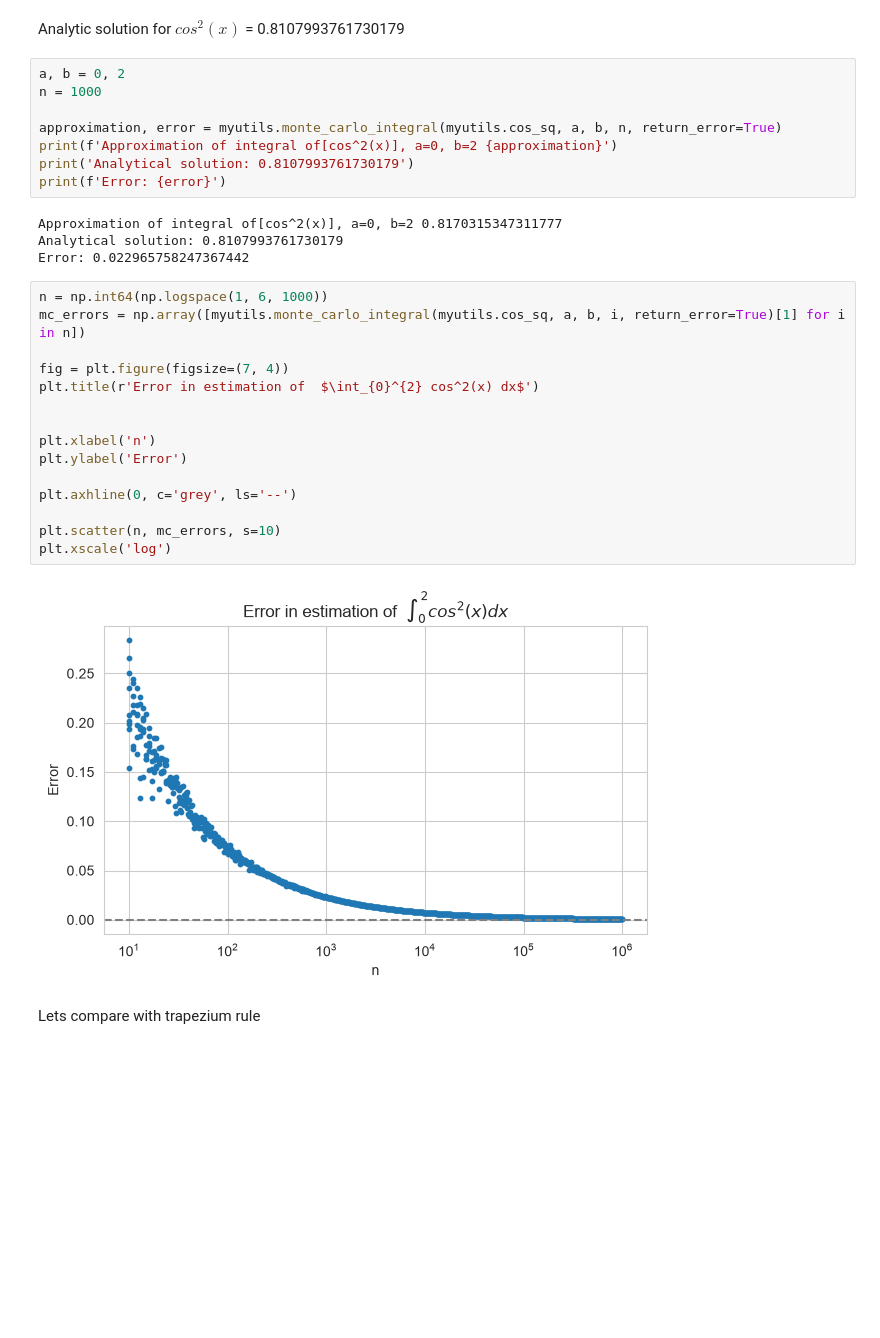
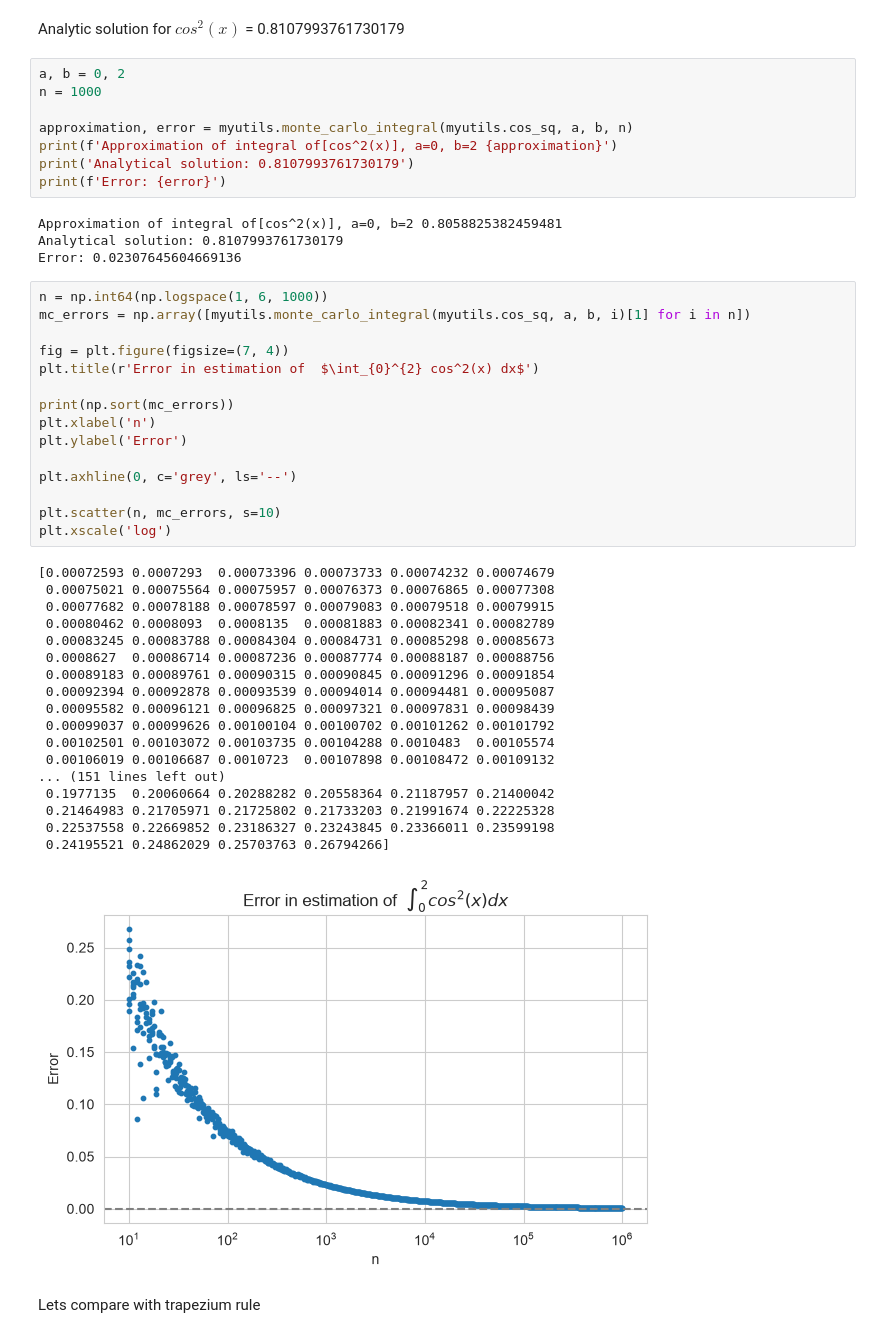
Before and after one commit to Richard-Ubege/math3602_montecarlo, a Jupyter notebook: main.ipynb, the cells around one changed output. Saved outputs shown, nothing was run; the diff lists cells and outputs as text; blank space fills up the shorter version.

```diff
--- a/main.ipynb
+++ b/main.ipynb
@@ -15,31 +15,48 @@ Analytic solution for $cos^2(x)$ = 0.8107993761730179
 a, b = 0, 2
 n = 1000
 
-approximation, error = myutils.monte_carlo_integral(myutils.cos_sq, a, b, n, return_error=True)
+approximation, error = myutils.monte_carlo_integral(myutils.cos_sq, a, b, n)
 print(f'Approximation of integral of[cos^2(x)], a=0, b=2 {approximation}')
 print('Analytical solution: 0.8107993761730179')
 print(f'Error: {error}')
 # %% [output]
-Approximation of integral of[cos^2(x)], a=0, b=2 0.8170315347311777
+Approximation of integral of[cos^2(x)], a=0, b=2 0.8058825382459481
 Analytical solution: 0.8107993761730179
-Error: 0.022965758247367442
+Error: 0.02307645604669136
 # %%
 n = np.int64(np.logspace(1, 6, 1000))
-mc_errors = np.array([myutils.monte_carlo_integral(myutils.cos_sq, a, b, i, return_error=True)[1] for i in n])
+mc_errors = np.array([myutils.monte_carlo_integral(myutils.cos_sq, a, b, i)[1] for i in n])
 
 fig = plt.figure(figsize=(7, 4))
 plt.title(r'Error in estimation of  $\int_{0}^{2} cos^2(x) dx$')
 
-
+print(np.sort(mc_errors))
 plt.xlabel('n')
 plt.ylabel('Error')
 
 plt.axhline(0, c='grey', ls='--')
 
 plt.scatter(n, mc_errors, s=10)
 plt.xscale('log')
 # %% [output]
+[0.00072593 0.0007293  0.00073396 0.00073733 0.00074232 0.00074679
+ 0.00075021 0.00075564 0.00075957 0.00076373 0.00076865 0.00077308
+ 0.00077682 0.00078188 0.00078597 0.00079083 0.00079518 0.00079915
+ 0.00080462 0.0008093  0.0008135  0.00081883 0.00082341 0.00082789
+ 0.00083245 0.00083788 0.00084304 0.00084731 0.00085298 0.00085673
+ 0.0008627  0.00086714 0.00087236 0.00087774 0.00088187 0.00088756
+ 0.00089183 0.00089761 0.00090315 0.00090845 0.00091296 0.00091854
+ 0.00092394 0.00092878 0.00093539 0.00094014 0.00094481 0.00095087
+ 0.00095582 0.00096121 0.00096825 0.00097321 0.00097831 0.00098439
+ 0.00099037 0.00099626 0.00100104 0.00100702 0.00101262 0.00101792
+ 0.00102501 0.00103072 0.00103735 0.00104288 0.0010483  0.00105574
+ 0.00106019 0.00106687 0.0010723  0.00107898 0.00108472 0.00109132
+... (151 lines left out)
+ 0.1977135  0.20060664 0.20288282 0.20558364 0.21187957 0.21400042
+ 0.21464983 0.21705971 0.21725802 0.21733203 0.21991674 0.22225328
+ 0.22537558 0.22669852 0.23186327 0.23243845 0.23366011 0.23599198
+ 0.24195521 0.24862029 0.25703763 0.26794266]
-[figure, old version]
+[figure, new version]
 # %% [markdown]
 Lets compare with trapezium rule
 # %%
```
Also changed, not shown: parts of 3 cells of this notebook, 1 other file.
